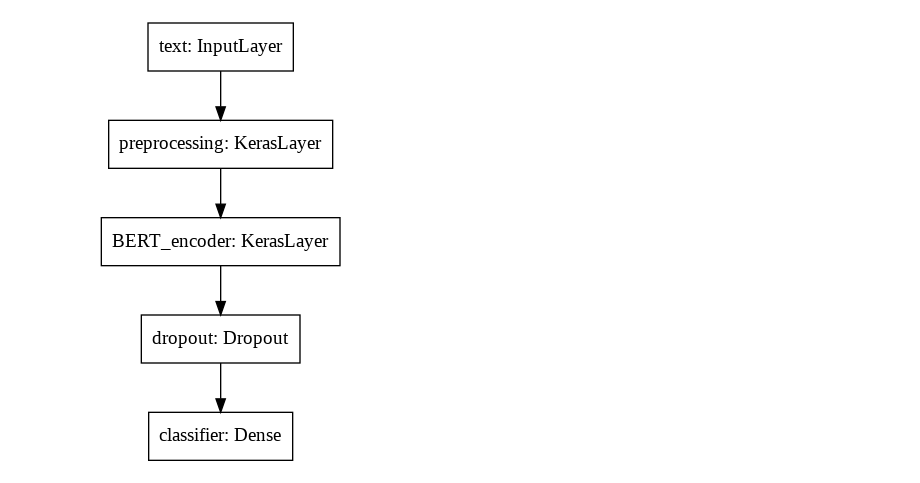
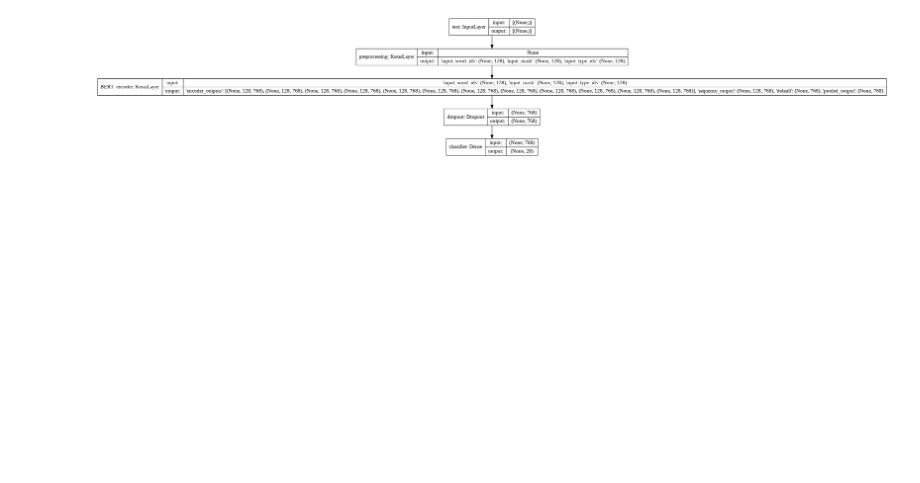
Before and after one commit to alcantarar/literature_update, a Jupyter notebook: Construct_Models/BERT_lit_up.ipynb, the cells around one changed output. Drawn from its saved outputs; the diff is of its cells as text; code cells hidden in the pictures; blank space fills up the shorter version.

```diff
--- a/Construct_Models/BERT_lit_up.ipynb
+++ b/Construct_Models/BERT_lit_up.ipynb
@@ -32,11 +32,11 @@ tfhub_handle_encoder = 'https://tfhub.dev/google/experts/bert/pubmed/2'
 drive.mount('/content/gdrive')
 
 ## read in data ----
-df = pd.read_csv('/content/gdrive/My Drive/literature_update/Data/Biomch-L_papers.csv', encoding='UTF-8-SIG')
+df = pd.read_csv('/content/gdrive/My Drive/literature_update/Data/Biomch-L_papers+WEARABLES.csv', encoding='UTF-8-SIG')
 df.columns = ['X','topic_split', 'topic', 'authors','title','journal','year','vol_issue','doi','abstract']
 
 # keep just topics where there are at least 900 entries:
-df = df.groupby('topic').filter(lambda x: len(x) > 900)
+df = df.groupby('topic').filter(lambda x: len(x) > 444)
 # remove unique topics
 df.drop(df[df['topic'] == 'UNIQUETOPIC'].index, inplace=True)
 
@@ -182,24 +183,24 @@ print(train_ds.element_spec)
 # %%
 # Define BERT model (DOWNLOADS BERT FROM TF.HUB, so be patient...)
 def build_classifier_model():
   text_input = tf.keras.layers.Input(shape=(), dtype=tf.string, name='text')
   preprocessing_layer = hub.KerasLayer(tfhub_handle_preprocess, name='preprocessing')
   encoder_inputs = preprocessing_layer(text_input)
   encoder = hub.KerasLayer(tfhub_handle_encoder, trainable=True, name='BERT_encoder')
   outputs = encoder(encoder_inputs)
   net = outputs['pooled_output']
   net = tf.keras.layers.Dropout(0.1)(net)
   net = tf.keras.layers.Dense(len(class_names), activation='softmax', name='classifier')(net)
   return tf.keras.Model(text_input, net)
 
 classifier_model = build_classifier_model()
 
 # test run with example text from earlier
 # bert_raw_result = classifier_model(tf.constant(text_test))
 # print(tf.sigmoid(bert_raw_result))
-tf.keras.utils.plot_model(classifier_model)
+tf.keras.utils.plot_model(classifier_model, show_shapes=True)
 # %% [output]
-[figure, old version]
+[figure, new version]
 # %%
 metrics = [tf.keras.metrics.SparseCategoricalAccuracy('accuracy', dtype=tf.float32)]
 loss = tf.keras.losses.SparseCategoricalCrossentropy(from_logits=False)
```
Also changed, not shown: parts of 11 cells of this notebook, 5 other files.
